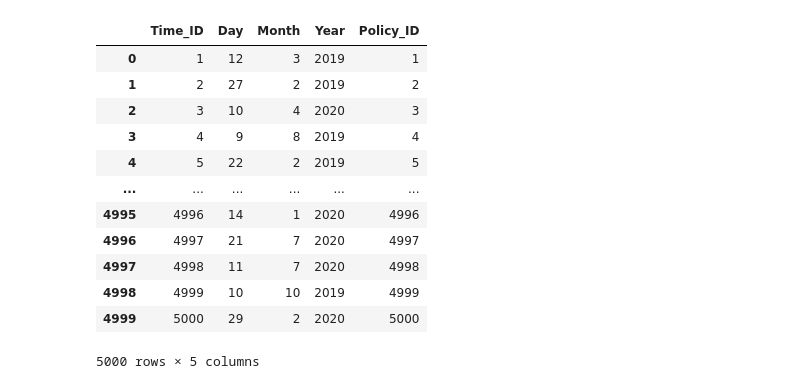
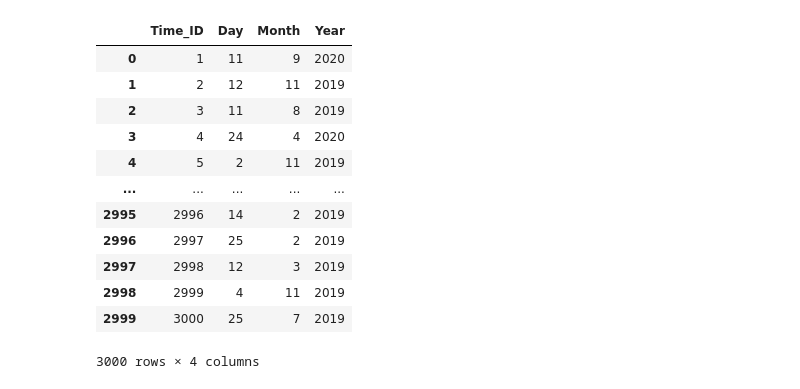
Before and after one commit to hlingchen95/Data_simulation, a Jupyter notebook: Data_simulation.ipynb, the cells around one changed output. Cells and saved outputs as stored; diff of their text form; code cells hidden in the pictures.

```diff
--- a/Data_simulation.ipynb
+++ b/Data_simulation.ipynb
@@ -154,23 +138,22 @@ dim_location_df
 # %%
 #create time table
 dim_time_df = pd.DataFrame()
-dim_time_df["Time_ID"] = indexNum
-dim_time_df["Day"] = random.randint(1,31,size=5000)
-dim_time_df["Month"] = random.randint(1,12,size=5000)
-dim_time_df["Year"] = np.random.choice(['2019','2020'], size=5000)
-dim_time_df["Policy_ID"] = policy_df.Policy_ID
+dim_time_df["Time_ID"] = list(range(1, 3001))
+dim_time_df["Day"] = random.randint(1,31,size=3000)
+dim_time_df["Month"] = random.randint(1,12,size=3000)
+dim_time_df["Year"] = np.random.choice(['2019','2020'], size=3000)
 dim_time_df
 # %% [output]
-|  | Time_ID | Day | Month | Year | Policy_ID |
-| 0 | 1 | 12 | 3 | 2019 | 1 |
-| 1 | 2 | 27 | 2 | 2019 | 2 |
-| 2 | 3 | 10 | 4 | 2020 | 3 |
-| 3 | 4 | 9 | 8 | 2019 | 4 |
-| 4 | 5 | 22 | 2 | 2019 | 5 |
-| ... | ... | ... | ... | ... | ... |
-| 4995 | 4996 | 14 | 1 | 2020 | 4996 |
-| 4996 | 4997 | 21 | 7 | 2020 | 4997 |
-| 4997 | 4998 | 11 | 7 | 2020 | 4998 |
-| 4998 | 4999 | 10 | 10 | 2019 | 4999 |
-| 4999 | 5000 | 29 | 2 | 2020 | 5000 |
+|  | Time_ID | Day | Month | Year |
+| 0 | 1 | 11 | 9 | 2020 |
+| 1 | 2 | 12 | 11 | 2019 |
+| 2 | 3 | 11 | 8 | 2019 |
+| 3 | 4 | 24 | 4 | 2020 |
+| 4 | 5 | 2 | 11 | 2019 |
+| ... | ... | ... | ... | ... |
+| 2995 | 2996 | 14 | 2 | 2019 |
+| 2996 | 2997 | 25 | 2 | 2019 |
+| 2997 | 2998 | 12 | 3 | 2019 |
+| 2998 | 2999 | 4 | 11 | 2019 |
+| 2999 | 3000 | 25 | 7 | 2019 |
-5000 rows × 5 columns
+3000 rows × 4 columns
```
Also changed, not shown: parts of 12 cells of this notebook.
